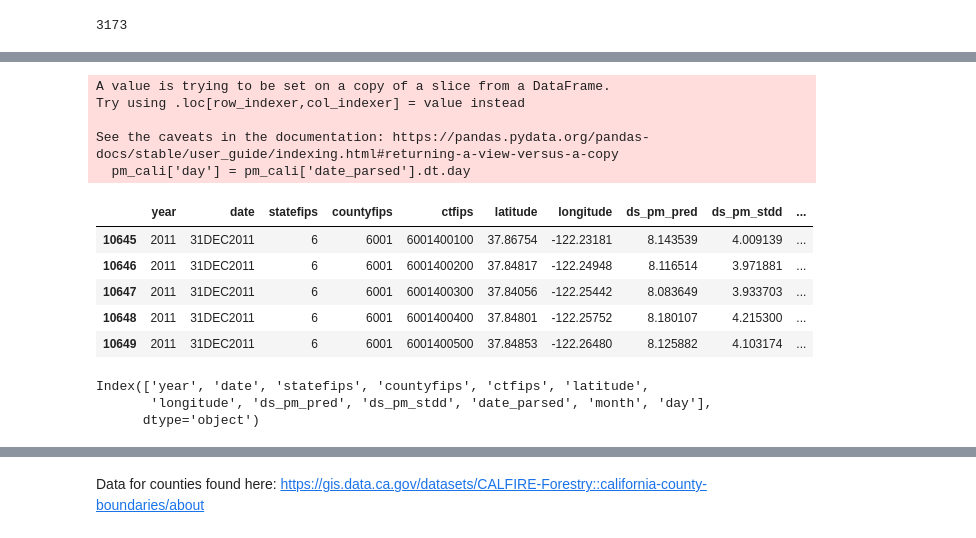
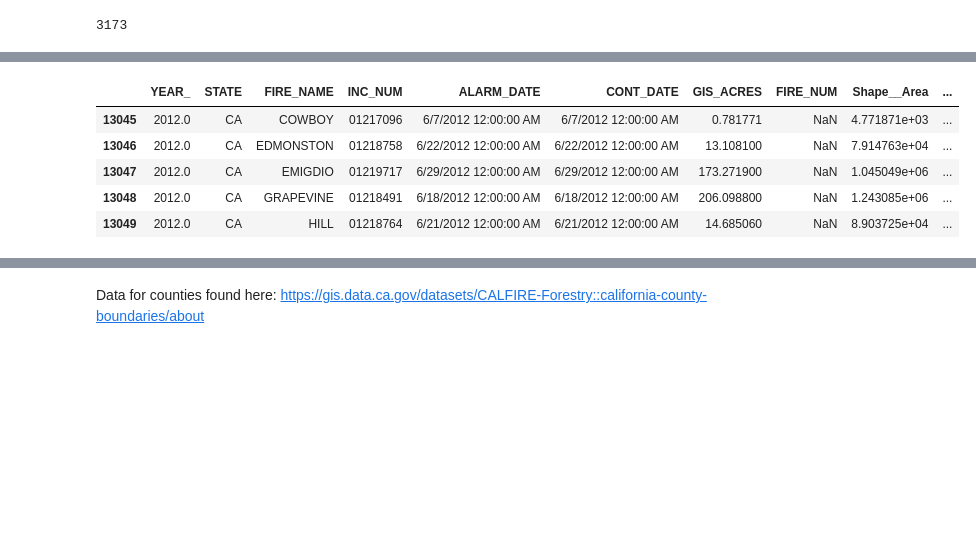
Before and after one commit to oTaira/emberalert, a Jupyter notebook: fireforce_V2.ipynb, the cells around one changed output, grey strips where cells are left out. Cells and saved outputs as stored; diff of their text form; code cells hidden in the pictures; blank space fills up the shorter version.

```diff
--- a/fireforce_V2.ipynb
+++ b/fireforce_V2.ipynb
@@ -88,6 +83,10 @@ Index(['OBJECTID', 'YEAR_', 'STATE', 'AGENCY', 'UNIT_ID', 'FIRE_NAME',
        'FIRE_NUM', 'DECADES', 'Shape__Area', 'Shape__Length', 'COMPLEX_NA',
        'COMPLEX_IN', 'geometry'],
       dtype='object')
+# %%
+merged_fire = merged_fire[['YEAR_', 'STATE','FIRE_NAME',
+       'INC_NUM', 'ALARM_DATE', 'CONT_DATE','GIS_ACRES','FIRE_NUM',
+       'Shape__Area', 'Shape__Length', 'geometry']]
 # %%
 len(merged_fire["FIRE_NUM"].unique())
 # %% [output]
@@ -372,21 +94,10 @@ See the caveats in the documentation: https://pandas.pydata.org/pandas-docs/stab
-# %%
-pm_cali['day'] = pm_cali['date_parsed'].dt.day
-pm_cali.head()
-# %% [output]
-A value is trying to be set on a copy of a slice from a DataFrame.
-Try using .loc[row_indexer,col_indexer] = value instead
-
-See the caveats in the documentation: https://pandas.pydata.org/pandas-docs/stable/user_guide/indexing.html#returning-a-view-versus-a-copy
-  pm_cali['day'] = pm_cali['date_parsed'].dt.day
-|  | year | date | statefips | countyfips | ctfips | latitude | longitude | ds_pm_pred | ds_pm_stdd | ... |
-| 10645 | 2011 | 31DEC2011 | 6 | 6001 | 6001400100 | 37.86754 | -122.23181 | 8.143539 | 4.009139 | ... |
-| 10646 | 2011 | 31DEC2011 | 6 | 6001 | 6001400200 | 37.84817 | -122.24948 | 8.116514 | 3.971881 | ... |
-| 10647 | 2011 | 31DEC2011 | 6 | 6001 | 6001400300 | 37.84056 | -122.25442 | 8.083649 | 3.933703 | ... |
-| 10648 | 2011 | 31DEC2011 | 6 | 6001 | 6001400400 | 37.84801 | -122.25752 | 8.180107 | 4.215300 | ... |
-| 10649 | 2011 | 31DEC2011 | 6 | 6001 | 6001400500 | 37.84853 | -122.26480 | 8.125882 | 4.103174 | ... |
-# %%
-pm_cali.columns
-# %% [output]
-Index(['year', 'date', 'statefips', 'countyfips', 'ctfips', 'latitude',
-       'longitude', 'ds_pm_pred', 'ds_pm_stdd', 'date_parsed', 'month', 'day'],
-      dtype='object')
+# %%
+merged_fire = merged_fire[(merged_fire["YEAR_"] >= 2011) & (merged_fire["YEAR_"] <= 2014)]
+merged_fire.head()
+# %% [output]
+|  | YEAR_ | STATE | FIRE_NAME | INC_NUM | ALARM_DATE | CONT_DATE | GIS_ACRES | FIRE_NUM | Shape__Area | ... |
+| 13045 | 2012.0 | CA | COWBOY | 01217096 | 6/7/2012 12:00:00 AM | 6/7/2012 12:00:00 AM | 0.781771 | NaN | 4.771871e+03 | ... |
+| 13046 | 2012.0 | CA | EDMONSTON | 01218758 | 6/22/2012 12:00:00 AM | 6/22/2012 12:00:00 AM | 13.108100 | NaN | 7.914763e+04 | ... |
+| 13047 | 2012.0 | CA | EMIGDIO | 01219717 | 6/29/2012 12:00:00 AM | 6/29/2012 12:00:00 AM | 173.271900 | NaN | 1.045049e+06 | ... |
+| 13048 | 2012.0 | CA | GRAPEVINE | 01218491 | 6/18/2012 12:00:00 AM | 6/18/2012 12:00:00 AM | 206.098800 | NaN | 1.243085e+06 | ... |
+| 13049 | 2012.0 | CA | HILL | 01218764 | 6/21/2012 12:00:00 AM | 6/21/2012 12:00:00 AM | 14.685060 | NaN | 8.903725e+04 | ... |
```
Also changed, not shown: parts of 61 cells of this notebook.
